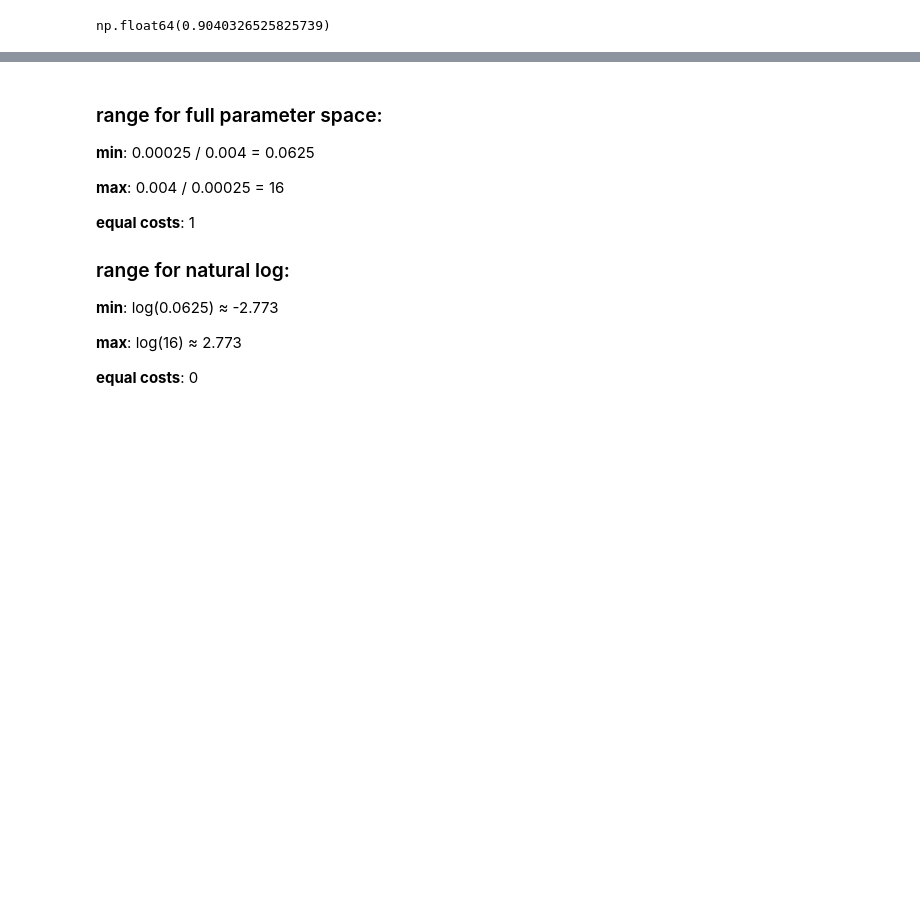
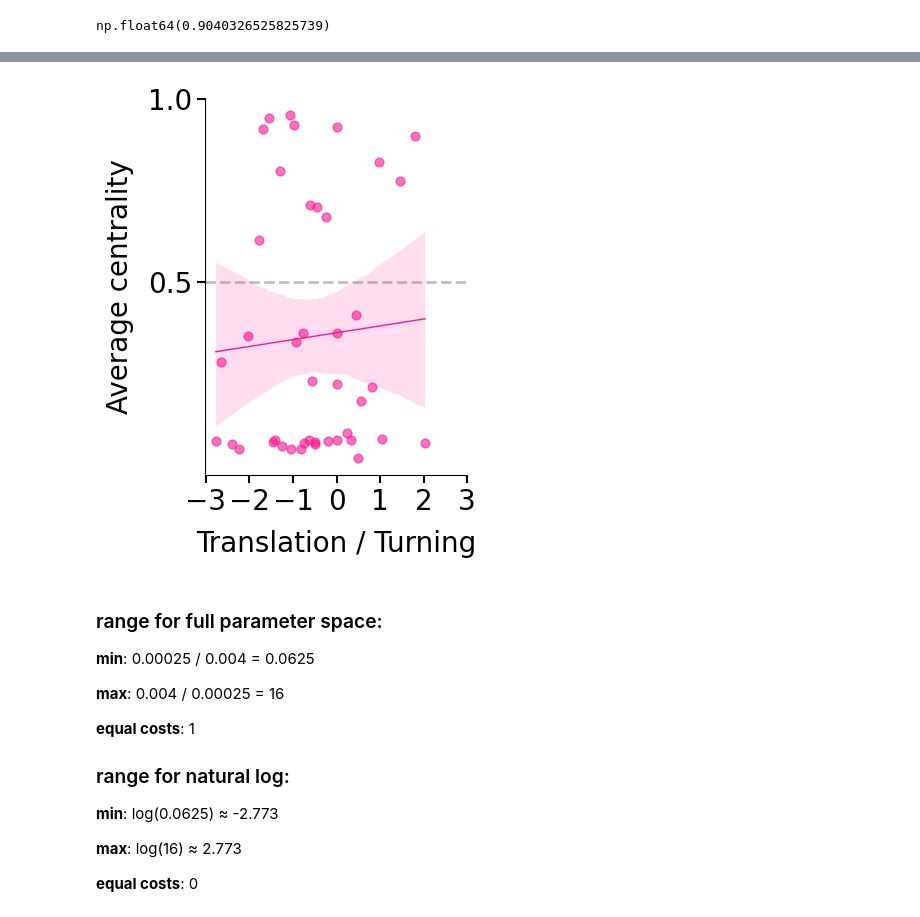
Before and after one commit to tomhagley6/octagon_analysis, a Jupyter notebook: agent_analysis/notebooks/split_cost_trajectory_analysis.ipynb, the cells around one changed output, grey strips where cells are left out. Saved outputs shown, nothing was run; the diff lists cells and outputs as text; code cells hidden in the pictures; blank space fills up the shorter version.

```diff
--- a/agent_analysis/notebooks/split_cost_trajectory_analysis.ipynb
+++ b/agent_analysis/notebooks/split_cost_trajectory_analysis.ipynb
@@ -218,3 +217,33 @@ plt.show()
+# %%
+plt.figure(figsize=(4, 5))
+
+sns.regplot(
+    x=sorted_log_ratios,
+    y=mean_centrality_list,
+    scatter_kws={"color": "deeppink", "s": 40, "alpha": 0.6},
+    line_kws={"color": "deeppink", "linewidth": 1},
+    ci=95
+)
+
+plt.axhline(0.5, color='gray', alpha=0.5, linestyle='--', linewidth=2)
+
+plt.xlabel("Translation / Turning", fontsize=20, labelpad=10)
+plt.ylabel("Average centrality", fontsize=20, labelpad=10)
+
+plt.xticks(np.arange(-3, 3 + 0.1, 1), fontsize=20)
+plt.yticks(np.arange(0, 1.1, 0.5), fontsize=20)
+
+ax = plt.gca()
+ax.tick_params(width=1.5, length=6)
+
+plt.setp(ax.get_yticklabels()[0], visible=False)
+plt.setp(ax.get_yticklines()[0], visible=False)
+
+sns.despine(top=True, right=True)
+plt.tight_layout()
+plt.show()
+# %% [output]
+[figure, added]
 # %% [markdown]
 ### range for full parameter space:
 
```
Also changed, not shown: parts of 1 cell of this notebook, 4 other files.
